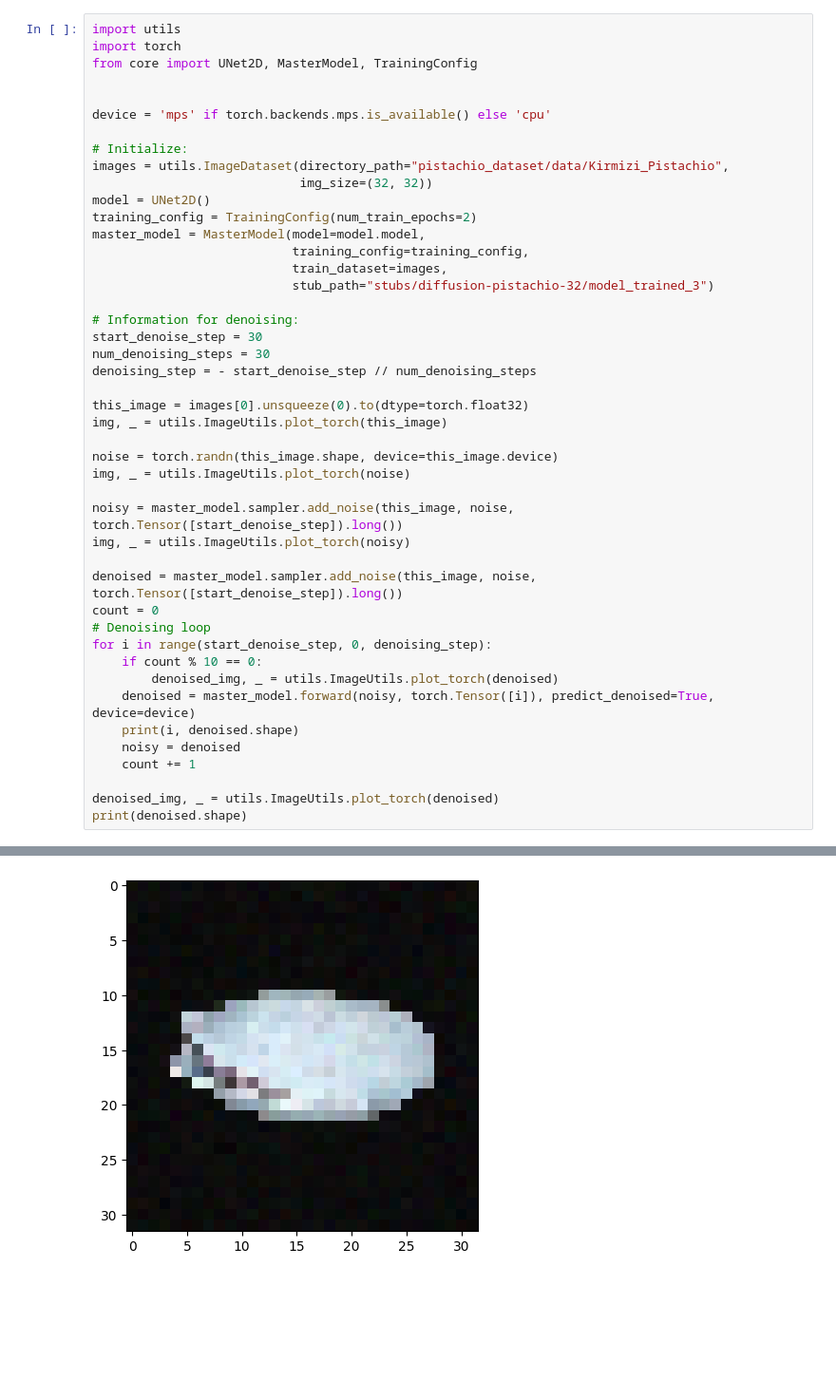
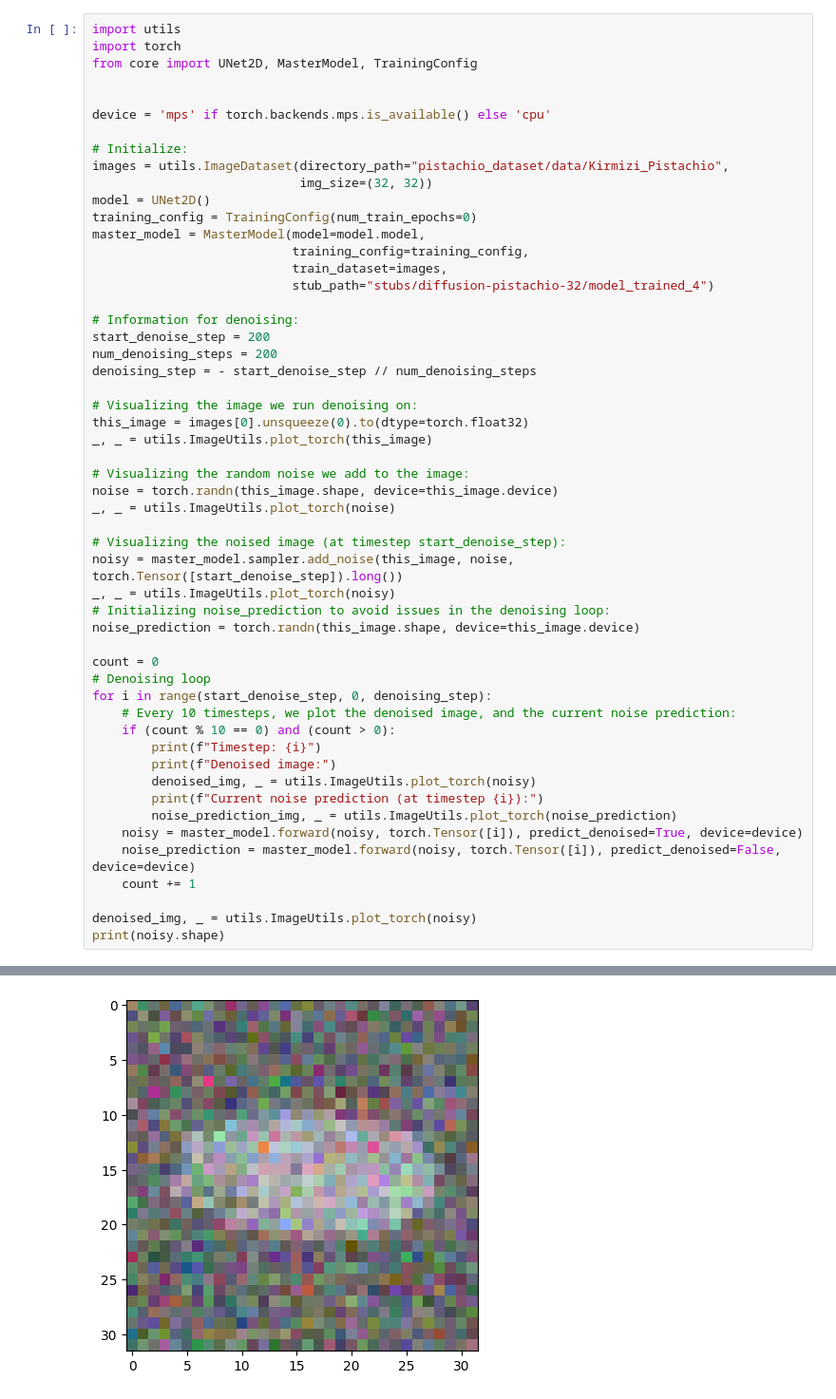
Before and after one commit to aniketsrinivasan/winddm-onboarding, a Jupyter notebook: experiment.ipynb, the cells around one changed output, grey strips where cells are left out. Shown at 95% size. Cells and saved outputs as stored; diff of their text form; blank space fills up the shorter version.

```diff
--- a/experiment.ipynb
+++ b/experiment.ipynb
@@ -10,37 +10,45 @@ device = 'mps' if torch.backends.mps.is_available() else 'cpu'
 images = utils.ImageDataset(directory_path="pistachio_dataset/data/Kirmizi_Pistachio",
                             img_size=(32, 32))
 model = UNet2D()
-training_config = TrainingConfig(num_train_epochs=2)
+training_config = TrainingConfig(num_train_epochs=0)
 master_model = MasterModel(model=model.model,
                            training_config=training_config,
                            train_dataset=images,
-                           stub_path="stubs/diffusion-pistachio-32/model_trained_3")
+                           stub_path="stubs/diffusion-pistachio-32/model_trained_4")
 
 # Information for denoising:
-start_denoise_step = 30
-num_denoising_steps = 30
+start_denoise_step = 200
+num_denoising_steps = 200
 denoising_step = - start_denoise_step // num_denoising_steps
 
+# Visualizing the image we run denoising on:
 this_image = images[0].unsqueeze(0).to(dtype=torch.float32)
-img, _ = utils.ImageUtils.plot_torch(this_image)
+_, _ = utils.ImageUtils.plot_torch(this_image)
 
+# Visualizing the random noise we add to the image:
 noise = torch.randn(this_image.shape, device=this_image.device)
-img, _ = utils.ImageUtils.plot_torch(noise)
+_, _ = utils.ImageUtils.plot_torch(noise)
 
+# Visualizing the noised image (at timestep start_denoise_step):
 noisy = master_model.sampler.add_noise(this_image, noise, torch.Tensor([start_denoise_step]).long())
-img, _ = utils.ImageUtils.plot_torch(noisy)
+_, _ = utils.ImageUtils.plot_torch(noisy)
+# Initializing noise_prediction to avoid issues in the denoising loop:
+noise_prediction = torch.randn(this_image.shape, device=this_image.device)
 
-denoised = master_model.sampler.add_noise(this_image, noise, torch.Tensor([start_denoise_step]).long())
 count = 0
 # Denoising loop
 for i in range(start_denoise_step, 0, denoising_step):
-    if count % 10 == 0:
-        denoised_img, _ = utils.ImageUtils.plot_torch(denoised)
-    denoised = master_model.forward(noisy, torch.Tensor([i]), predict_denoised=True, device=device)
-    print(i, denoised.shape)
-    noisy = denoised
+    # Every 10 timesteps, we plot the denoised image, and the current noise prediction:
+    if (count % 10 == 0) and (count > 0):
+        print(f"Timestep: {i}")
+        print(f"Denoised image:")
+        denoised_img, _ = utils.ImageUtils.plot_torch(noisy)
+        print(f"Current noise prediction (at timestep {i}):")
+        noise_prediction_img, _ = utils.ImageUtils.plot_torch(noise_prediction)
+    noisy = master_model.forward(noisy, torch.Tensor([i]), predict_denoised=True, device=device)
+    noise_prediction = master_model.forward(noisy, torch.Tensor([i]), predict_denoised=False, device=device)
     count += 1
 
-denoised_img, _ = utils.ImageUtils.plot_torch(denoised)
-print(denoised.shape)
+denoised_img, _ = utils.ImageUtils.plot_torch(noisy)
+print(noisy.shape)
 # %% [output]
@@ -56 +66 @@ print(denoised.shape)
-[figure, old version]
+[figure, new version]
```
Also changed, not shown: parts of 2 cells of this notebook, 4 other files.
